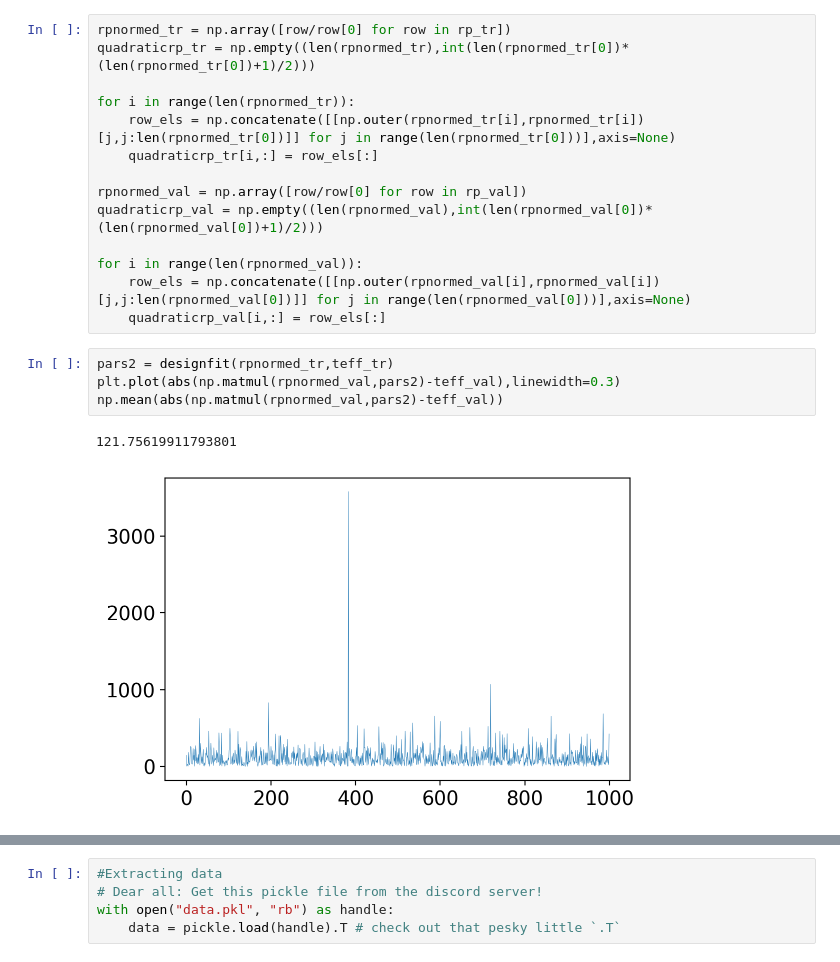
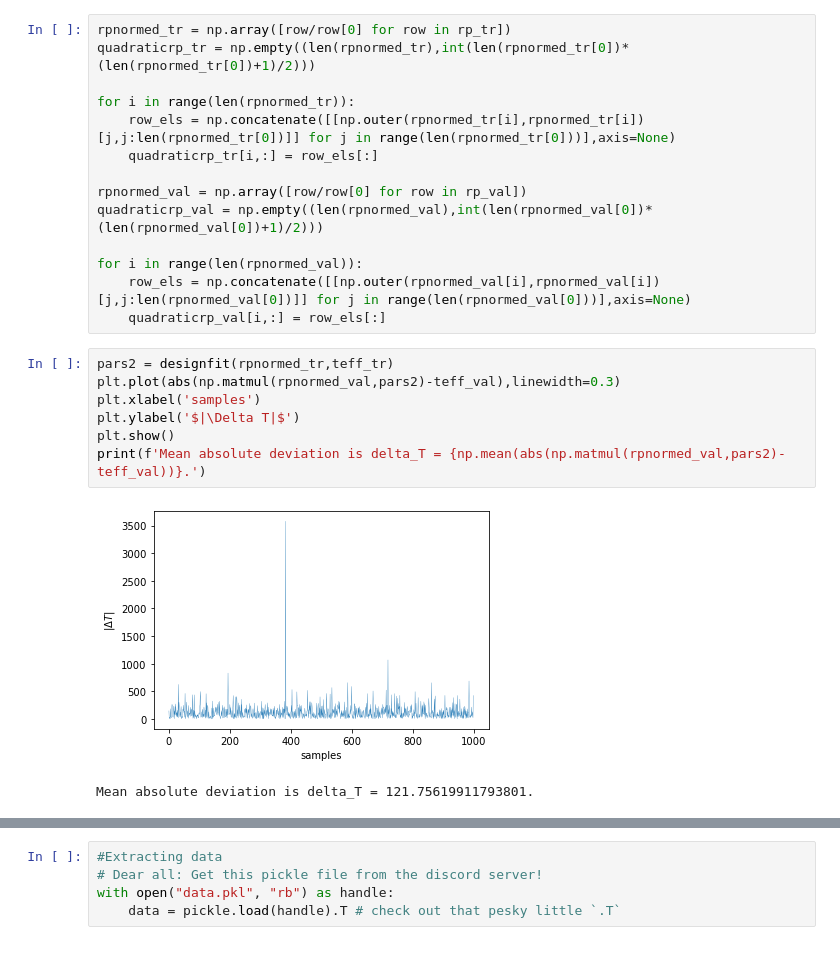
Before and after one commit to krlodeleon/datascience_fall2022, a Jupyter notebook: prob_set_5/ps5.ipynb, the cells around one changed output, grey strips where cells are left out. Saved outputs shown, nothing was run; the diff lists cells and outputs as text.

```diff
--- a/prob_set_5/ps5.ipynb
+++ b/prob_set_5/ps5.ipynb
@@ -82,7 +81,10 @@ for i in range(len(rpnormed_val)):
 # %%
 pars2 = designfit(rpnormed_tr,teff_tr)
 plt.plot(abs(np.matmul(rpnormed_val,pars2)-teff_val),linewidth=0.3)
-np.mean(abs(np.matmul(rpnormed_val,pars2)-teff_val))
+plt.xlabel('samples')
+plt.ylabel('$|\Delta T|$')
+plt.show()
+print(f'Mean absolute deviation is delta_T = {np.mean(abs(np.matmul(rpnormed_val,pars2)-teff_val))}.')
 # %% [output]
+[figure, new version]
-121.75619911793801
+Mean absolute deviation is delta_T = 121.75619911793801.
-[figure, old version]
```
Also changed, not shown: parts of 12 cells of this notebook.
